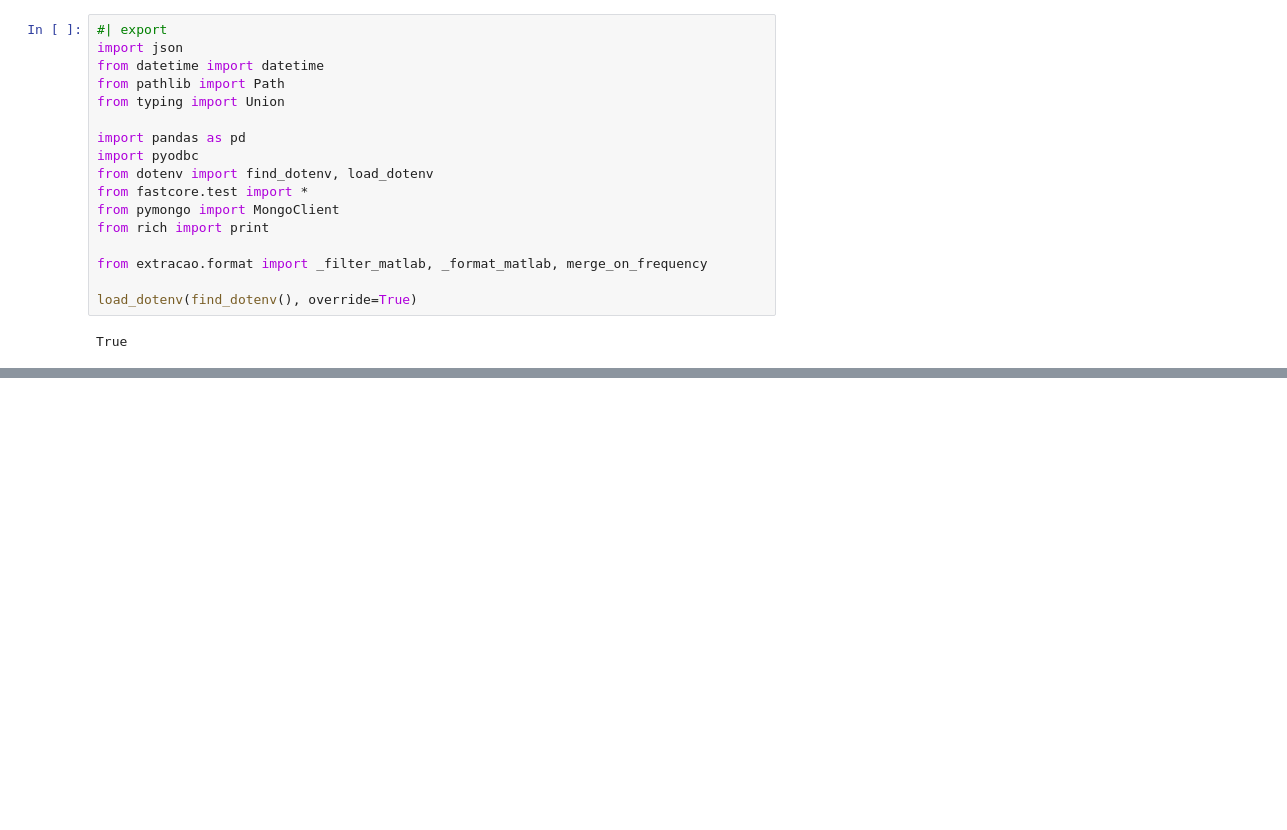
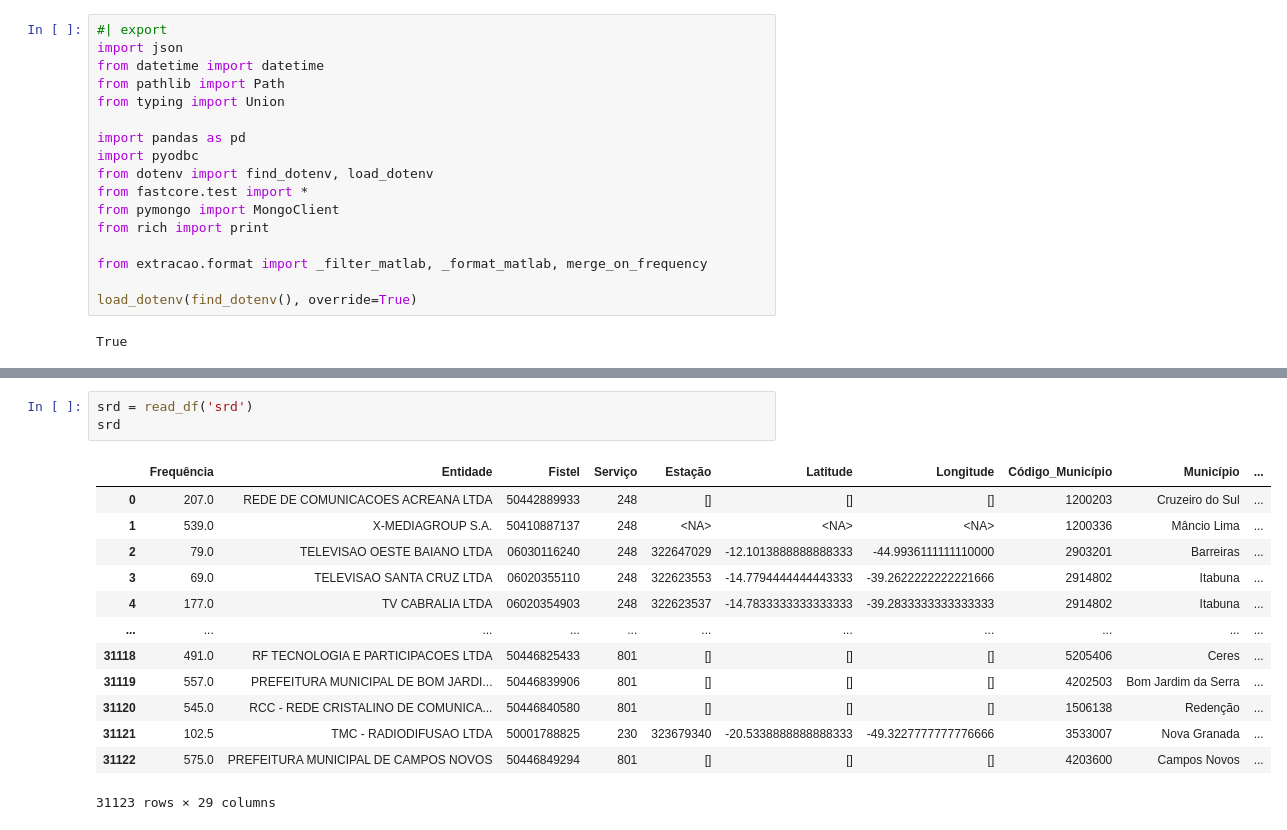
Before and after one commit to InovaFiscaliza/EmissorasRF, a Jupyter notebook: nbs/_05_main.ipynb, the cells around one changed output, grey strips where cells are left out. Drawn from its saved outputs; the diff is of its cells as text; blank space fills up the shorter version.

```diff
--- a/nbs/_05_main.ipynb
+++ b/nbs/_05_main.ipynb
@@ -68,0 +77,17 @@ profile.to_notebook_iframe()
+# %%
+srd = read_df('srd')
+srd
+# %% [output]
+|  | Frequência | Entidade | Fistel | Serviço | Estação | Latitude | Longitude | Código_Município | Município | ... |
+| 0 | 207.0 | REDE DE COMUNICACOES ACREANA LTDA | 50442889933 | 248 | [] | [] | [] | 1200203 | Cruzeiro do Sul | ... |
+| 1 | 539.0 | X-MEDIAGROUP S.A. | 50410887137 | 248 | <NA> | <NA> | <NA> | 1200336 | Mâncio Lima | ... |
+| 2 | 79.0 | TELEVISAO OESTE BAIANO LTDA | 06030116240 | 248 | 322647029 | -12.1013888888888333 | -44.9936111111110000 | 2903201 | Barreiras | ... |
+| 3 | 69.0 | TELEVISAO SANTA CRUZ LTDA | 06020355110 | 248 | 322623553 | -14.7794444444443333 | -39.2622222222221666 | 2914802 | Itabuna | ... |
+| 4 | 177.0 | TV CABRALIA LTDA | 06020354903 | 248 | 322623537 | -14.7833333333333333 | -39.2833333333333333 | 2914802 | Itabuna | ... |
+| ... | ... | ... | ... | ... | ... | ... | ... | ... | ... | ... |
+| 31118 | 491.0 | RF TECNOLOGIA E PARTICIPACOES LTDA | 50446825433 | 801 | [] | [] | [] | 5205406 | Ceres | ... |
+| 31119 | 557.0 | PREFEITURA MUNICIPAL DE BOM JARDI... | 50446839906 | 801 | [] | [] | [] | 4202503 | Bom Jardim da Serra | ... |
+| 31120 | 545.0 | RCC - REDE CRISTALINO DE COMUNICA... | 50446840580 | 801 | [] | [] | [] | 1506138 | Redenção | ... |
+| 31121 | 102.5 | TMC - RADIODIFUSAO LTDA | 50001788825 | 230 | 323679340 | -20.5338888888888333 | -49.3227777777776666 | 3533007 | Nova Granada | ... |
+| 31122 | 575.0 | PREFEITURA MUNICIPAL DE CAMPOS NOVOS | 50446849294 | 801 | [] | [] | [] | 4203600 | Campos Novos | ... |
+31123 rows × 29 columns
```
Also changed, not shown: parts of 21 cells of this notebook, 9 other files.
